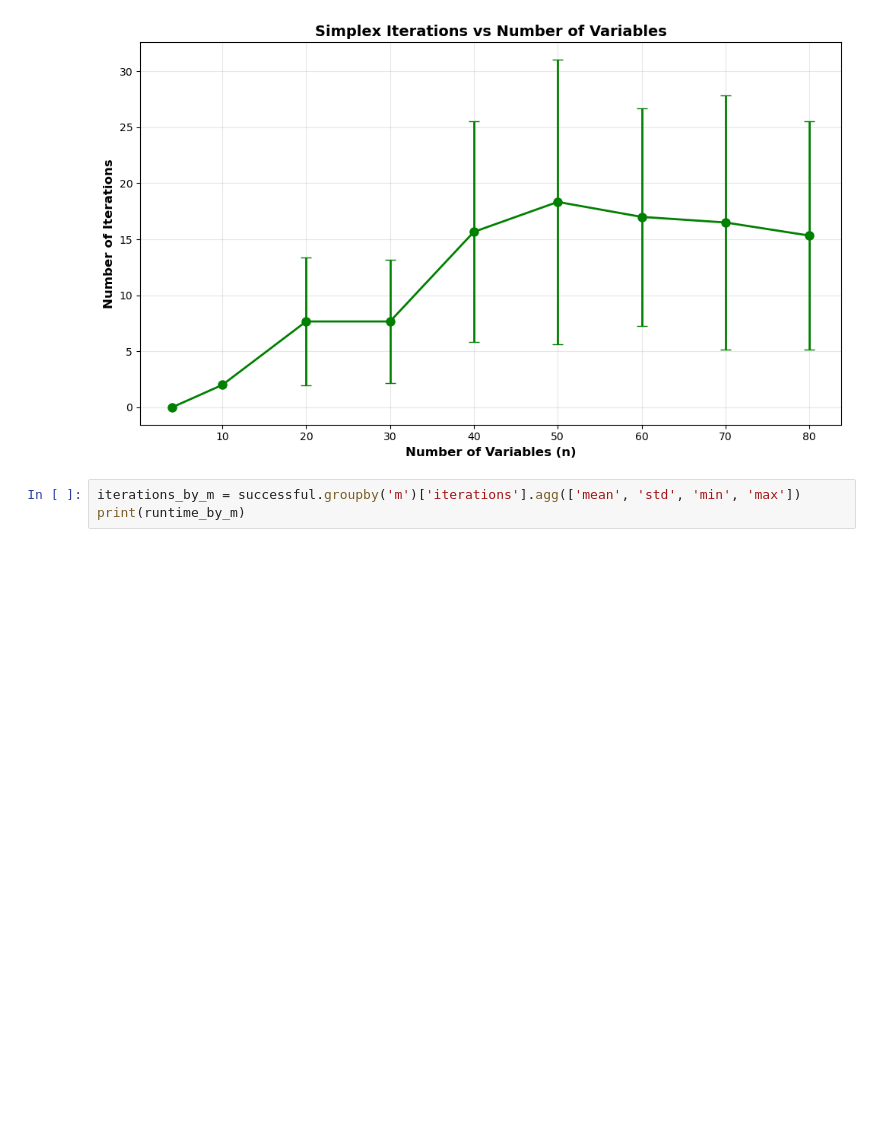
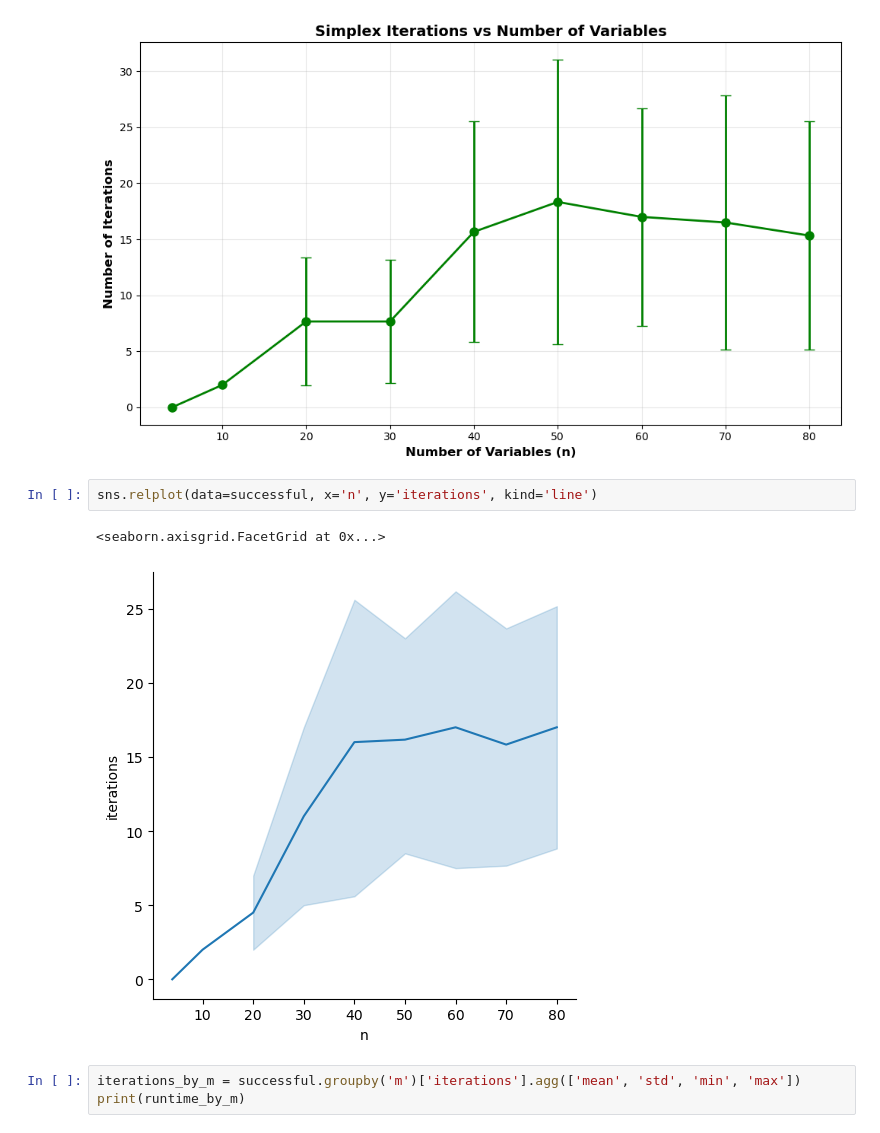
Before and after one commit to timmcallister/Project2, a Jupyter notebook: Project2Notebook.ipynb, the cells around one changed output. Saved outputs shown, nothing was run; the diff lists cells and outputs as text; blank space fills up the shorter version.

```diff
--- a/Project2Notebook.ipynb
+++ b/Project2Notebook.ipynb
@@ -154,6 +165,11 @@ plt.plot()
 # %% [output]
 []
 [figure]
+# %%
+sns.relplot(data=successful, x='n', y='iterations', kind='line')
+# %% [output]
+<seaborn.axisgrid.FacetGrid at 0x...>
+[figure, added]
 # %%
 iterations_by_m = successful.groupby('m')['iterations'].agg(['mean', 'std', 'min', 'max'])
 print(runtime_by_m)
```
Also changed, not shown: parts of 6 cells of this notebook.
